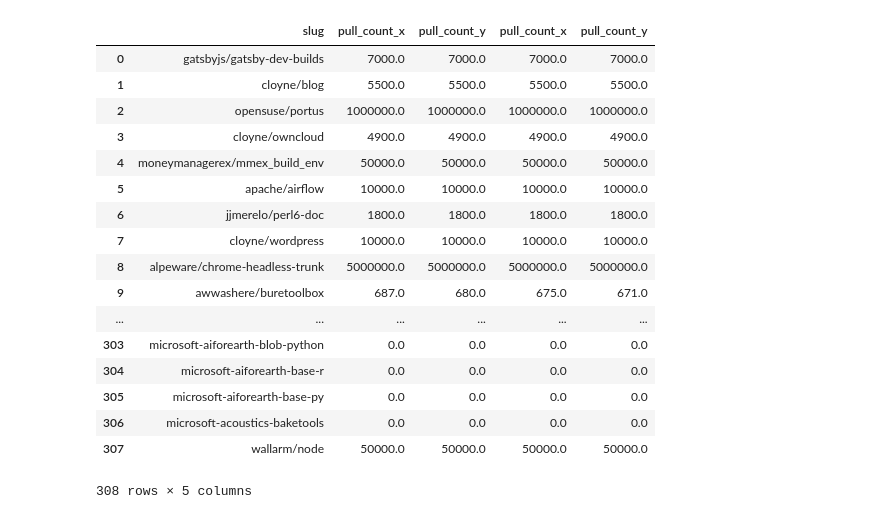
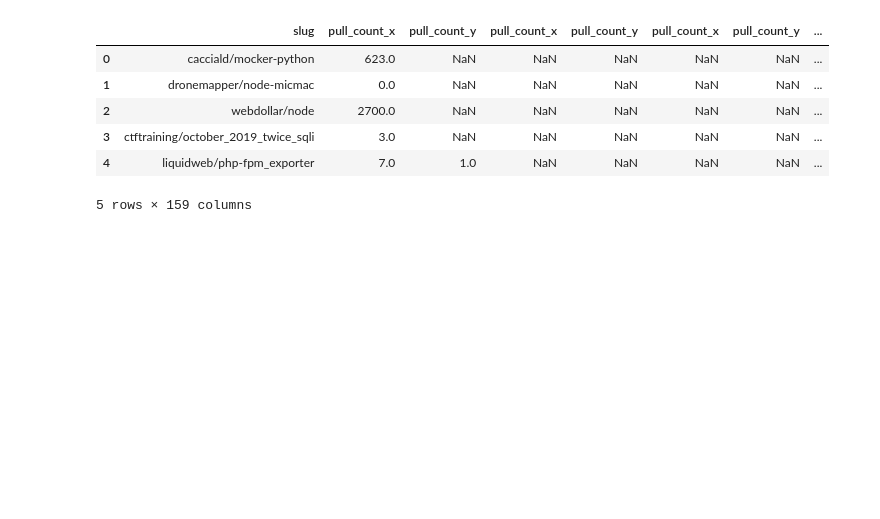
Before and after one commit to cshubhamrao/docker-hub-data, a Jupyter notebook: scripts/merge_files.ipynb, the cells around one changed output. Drawn from its saved outputs; the diff is of its cells as text; code cells hidden in the pictures; blank space fills up the shorter version.

```diff
--- a/scripts/merge_files.ipynb
+++ b/scripts/merge_files.ipynb
@@ -115,26 +54,3 @@ merged_1
-# %%
-file_3 = os.path.join(DATA_DIR, files[3])
-df3 = preprocess(file_3)
-merged_1.merge(df3[['slug', 'pull_count']], on='slug')
-# %% [output]
-|  | slug | pull_count_x | pull_count_y | pull_count_x | pull_count_y |
-| 0 | gatsbyjs/gatsby-dev-builds | 7000.0 | 7000.0 | 7000.0 | 7000.0 |
-| 1 | cloyne/blog | 5500.0 | 5500.0 | 5500.0 | 5500.0 |
-| 2 | opensuse/portus | 1000000.0 | 1000000.0 | 1000000.0 | 1000000.0 |
-| 3 | cloyne/owncloud | 4900.0 | 4900.0 | 4900.0 | 4900.0 |
-| 4 | moneymanagerex/mmex_build_env | 50000.0 | 50000.0 | 50000.0 | 50000.0 |
-| 5 | apache/airflow | 10000.0 | 10000.0 | 10000.0 | 10000.0 |
-| 6 | jjmerelo/perl6-doc | 1800.0 | 1800.0 | 1800.0 | 1800.0 |
-| 7 | cloyne/wordpress | 10000.0 | 10000.0 | 10000.0 | 10000.0 |
-| 8 | alpeware/chrome-headless-trunk | 5000000.0 | 5000000.0 | 5000000.0 | 5000000.0 |
-| 9 | awwashere/buretoolbox | 687.0 | 680.0 | 675.0 | 671.0 |
-| ... | ... | ... | ... | ... | ... |
-| 303 | microsoft-aiforearth-blob-python | 0.0 | 0.0 | 0.0 | 0.0 |
-| 304 | microsoft-aiforearth-base-r | 0.0 | 0.0 | 0.0 | 0.0 |
-| 305 | microsoft-aiforearth-base-py | 0.0 | 0.0 | 0.0 | 0.0 |
-| 306 | microsoft-acoustics-baketools | 0.0 | 0.0 | 0.0 | 0.0 |
-| 307 | wallarm/node | 50000.0 | 50000.0 | 50000.0 | 50000.0 |
-308 rows × 5 columns
 # %%
 
 file_1 = os.path.join(DATA_DIR, files[0])
@@ -145,3 +61,13 @@ for i in range(len(files) - 1):
     df2 =  preprocess(file_2)
     df1 = df1.merge(df2[['slug', 'pull_count']], how='outer', on='slug')
 #     print(df1.head())
+# %%
+df1.head()
+# %% [output]
+|  | slug | pull_count_x | pull_count_y | pull_count_x | pull_count_y | pull_count_x | pull_count_y | ... |
+| 0 | cacciald/mocker-python | 623.0 | NaN | NaN | NaN | NaN | NaN | ... |
+| 1 | dronemapper/node-micmac | 0.0 | NaN | NaN | NaN | NaN | NaN | ... |
+| 2 | webdollar/node | 2700.0 | NaN | NaN | NaN | NaN | NaN | ... |
+| 3 | ctftraining/october_2019_twice_sqli | 3.0 | NaN | NaN | NaN | NaN | NaN | ... |
+| 4 | liquidweb/php-fpm_exporter | 7.0 | 1.0 | NaN | NaN | NaN | NaN | ... |
+5 rows × 159 columns
```
Also changed, not shown: parts of 17 cells of this notebook, 1 other file.
